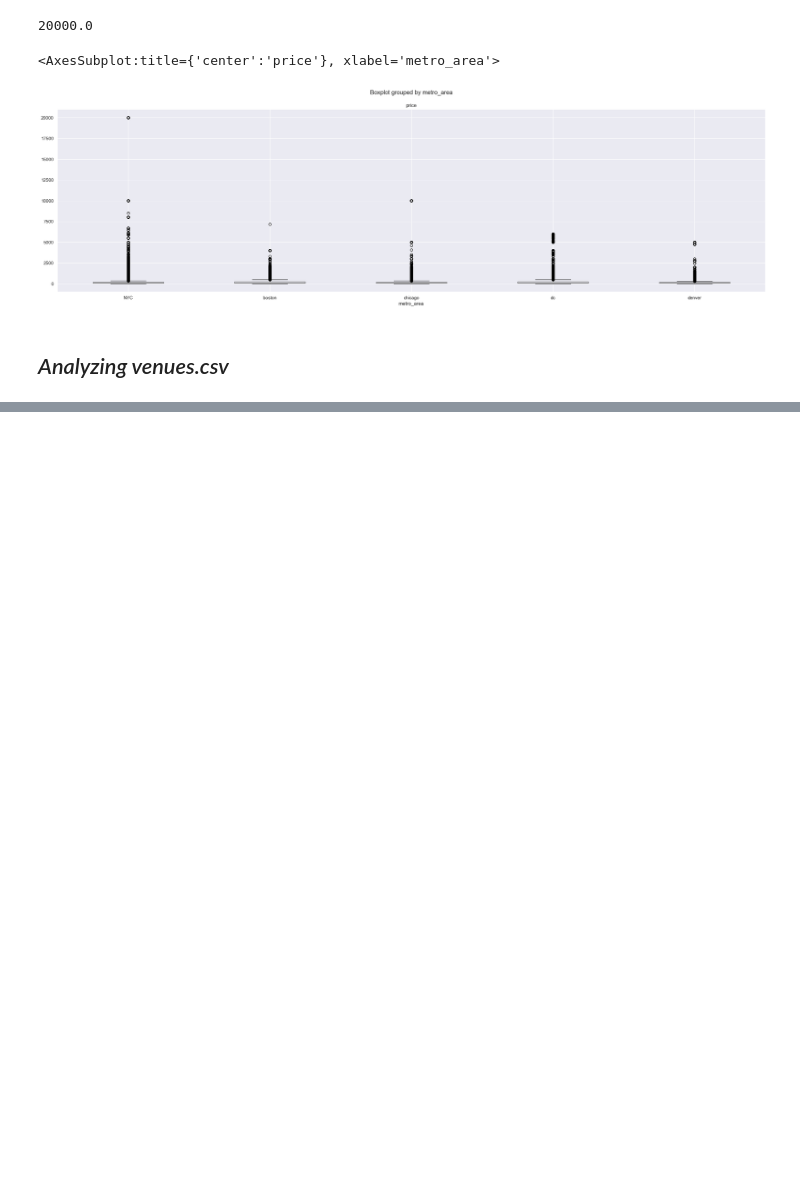
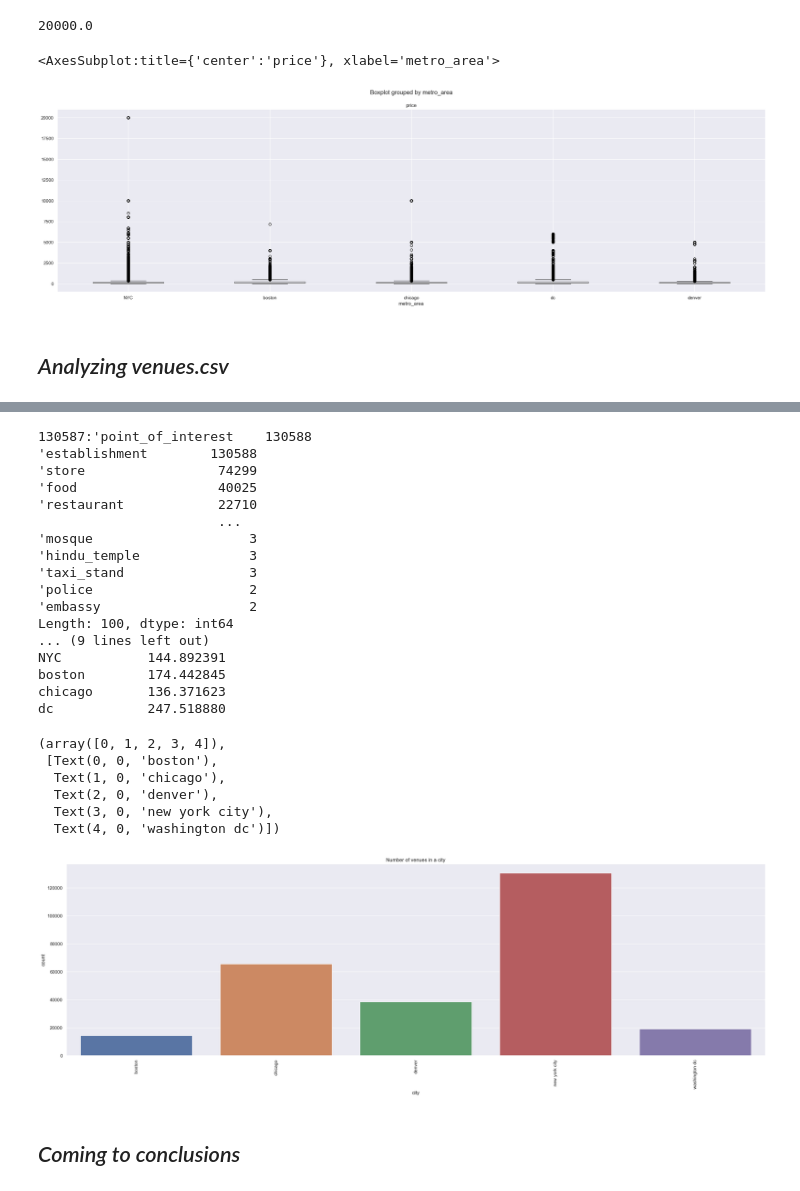
Before and after one commit to DavidB420/airbnbdataanalysis, a Jupyter notebook: airbnb final.ipynb, the cells around one changed output, grey strips where cells are left out. Drawn from its saved outputs; the diff is of its cells as text; code cells hidden in the pictures; blank space fills up the shorter version.

```diff
--- a/airbnb final.ipynb
+++ b/airbnb final.ipynb
@@ -261,0 +266,49 @@ plt.pyplot.axis([-150, -50, 25, 50])
+# %%
+import math
+import ast
+import nltk
+
+long1 = venuesDF['longitude'].tolist()
+lat1 = venuesDF['latitude'].tolist()
+
+nltk.download('punkt')
+
+venuesCountDF = venuesDF.groupby(by="city").count()
+venuesCountDF = venuesCountDF[['id']]
+venuesCountDF = venuesCountDF.rename(columns={'id':'count'}).reset_index()
+
+listingsCountDF = listingsDF.groupby("metropolitan").mean()
+listingsCountDF = listingsCountDF[['price']]
+
+venuesRatingDF = venuesDF.groupby(by="city").mean()
+venuesRatingDF = venuesRatingDF[['rating']]
+
+metroAreas = ["new york city"] #,"denver","chicago","boston","washington dc"
+invalidtokens = ["[","'",",","]"]
+
+for i in metroAreas:
+    currentVenuesDF = venuesDF[venuesDF["city"] == i]
+    currentVenueString = currentVenuesDF["types"]
+    currentVenueString = currentVenueString.tolist()
+    words = []
+    for i in range(len(currentVenueString)):
+            sentences = nltk.sent_tokenize(currentVenueString[i])
+            for sentence in sentences:
+                words+=nltk.word_tokenize(sentence)
+    words2 = words
+    words = []
+    for w in words2:
+        if w not in invalidtokens:
+            words.append(w)
+    words = pd.Series(words)
+    print(str(i) + ":" + str(words.value_counts()))
+
+print(venuesRatingDF)
+print(listingsCountDF)
+
+sns.set(rc={'figure.figsize':(30,8.27)})
+
+sns.barplot(data=venuesCountDF,x="city",y="count").set(title="Number of venues in a city")
+
+plt.pyplot.xticks(rotation=90)
+# %% [output]
@@ -261,0 +318,26 @@ plt.pyplot.axis([-150, -50, 25, 50])
+130587:'point_of_interest    130588
+'establishment        130588
+'store                 74299
+'food                  40025
+'restaurant            22710
+                       ...
+'mosque                    3
+'hindu_temple              3
+'taxi_stand                3
+'police                    2
+'embassy                   2
+Length: 100, dtype: int64
+... (9 lines left out)
+NYC           144.892391
+boston        174.442845
+chicago       136.371623
+dc            247.518880
+(array([0, 1, 2, 3, 4]),
+ [Text(0, 0, 'boston'),
+  Text(1, 0, 'chicago'),
+  Text(2, 0, 'denver'),
+  Text(3, 0, 'new york city'),
+  Text(4, 0, 'washington dc')])
+[figure, added]
+# %% [markdown]
+## *Coming to conclusions*
```
Also changed, not shown: parts of 6 cells of this notebook.
